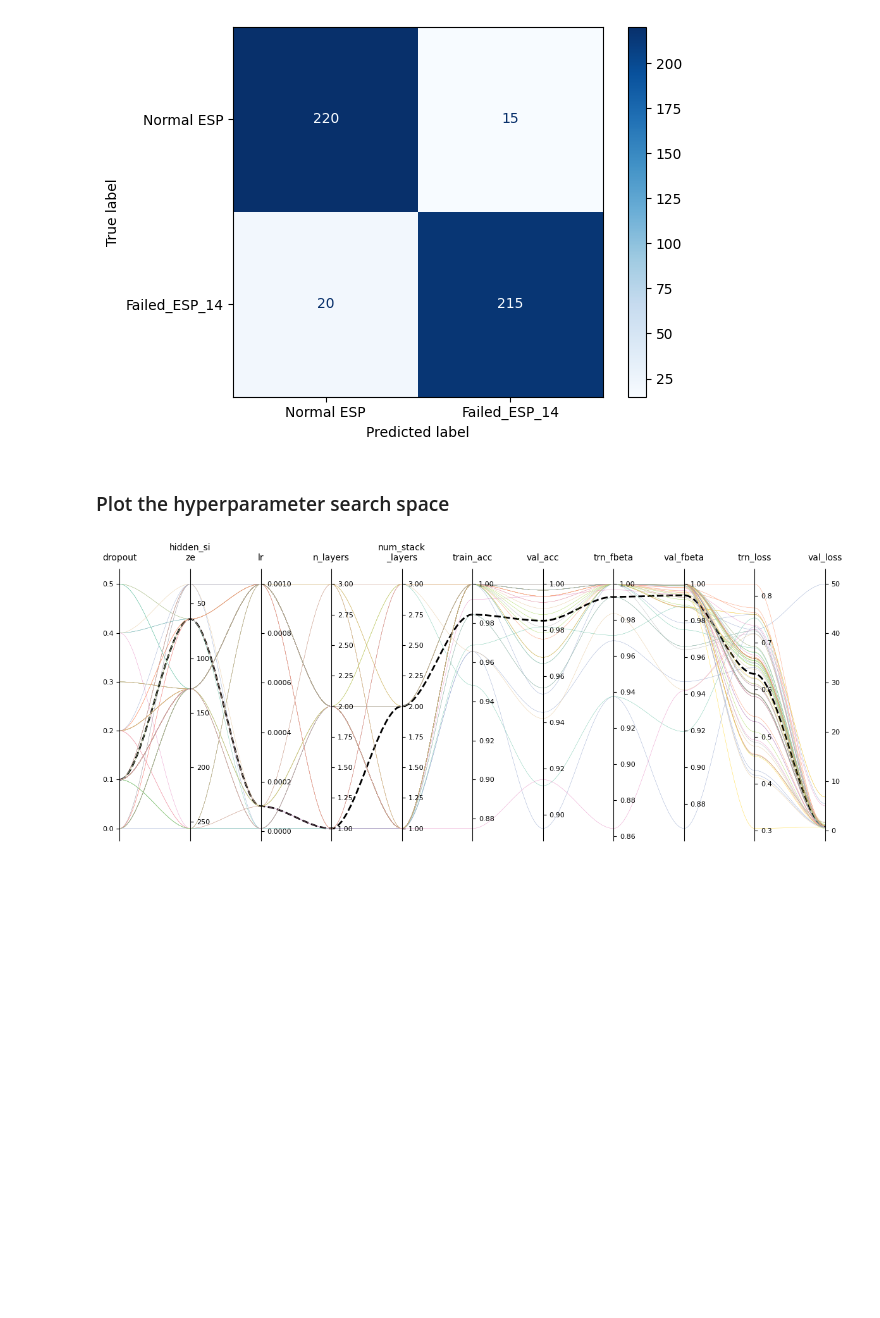
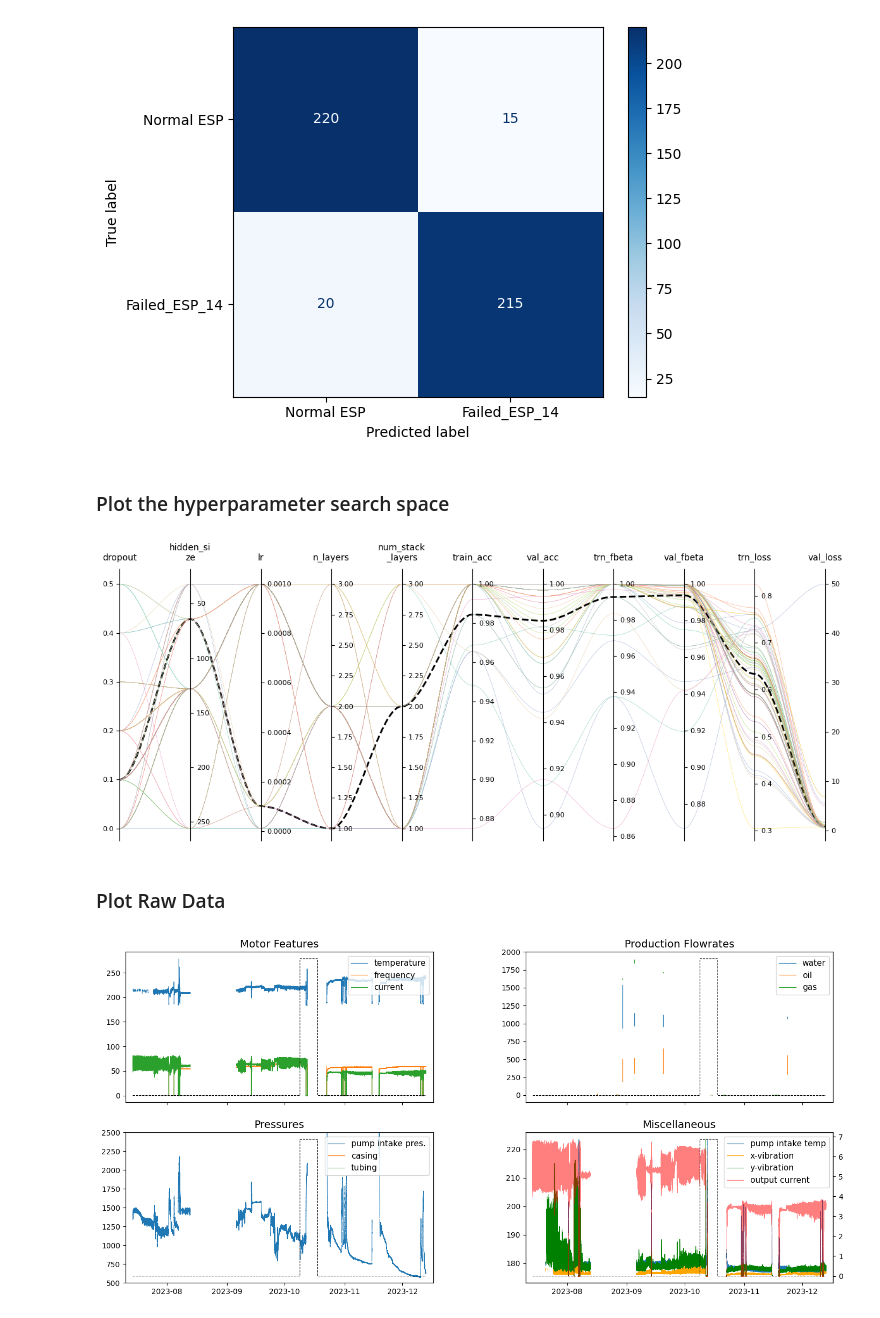
Before and after one commit to EnthusiasticTeslim/JTK-Challenge, a Jupyter notebook: notebooks/view_results.ipynb, the cells around one changed output. Saved outputs shown, nothing was run; the diff lists cells and outputs as text; code cells hidden in the pictures; blank space fills up the shorter version.

Commit message:
results visualization for final slides

```diff
--- a/notebooks/view_results.ipynb
+++ b/notebooks/view_results.ipynb
@@ -28,7 +31,7 @@ good_wells = ['z8jfojee13', 'z8jfojeox8', 'z8jfojf31j', 'z8jfojf37f', 'z8jfojf37
                 'z8jfojojf8', 'z8jfojoxzx']
 
 
-for _a in good_wells:
+for _a in good_wells[:1]:
     file = f"{PRED_FOL}_{SLIDE_N}/pred_{_a}.csv"
     API = file.split("/")[-1].replace(".csv","").split("_")[1]
     label_folder = sorted(glob(f"{ESP_OUTPUT_FOLDER}_{SLIDE_N}/{API}/*.parquet"))
@@ -108,3 +100,68 @@ plt.savefig("images/hyperparams.png", dpi=200, facecolor='w', edgecolor='none',b
 plt.show()
 # %% [output]
 [figure]
+# %% [markdown]
+### Plot Raw Data
+# %%
+API = "z8j7xj31j7"
+label_folder = sorted(glob(f"{ESP_OUTPUT_FOLDER}_{SLIDE_N}/{API}/*.parquet"))
+ldf = pd.concat([pd.read_parquet(file) for file in label_folder])
+ldf.sort_index()
+
+
+fig,ax = plt.subplots(2,2,figsize=(17,8), gridspec_kw={"hspace":0.2,"wspace":0.3}, sharex=True)
+fs, lw = 14, 0.8
+ax = ax.flatten()
+
+ax[0].set_title("Motor Features", fontsize=fs)
+ax[0].plot(ldf.index, ldf.motor_temp, lw=lw, label="temperature")
+ax[0].plot(ldf.index, ldf.motor_frequency, lw=lw, label="frequency")
+ax[0].plot(ldf.index, ldf.motor_amps_phase_b, lw=lw, label="current")
+a = ax[0].twinx()
+a.step(ldf.index, ldf.Label, lw=lw, ls="--", c="k")
+ax[0].margins(x=0.025), ax[0].legend(loc="upper right", fontsize=fs-3)
+a.set_yticks([])
+
+ax[1].set_title("Production Flowrates", fontsize=fs)
+ax[1].plot(ldf.index, ldf.water_rate, lw=lw, label="water")
+ax[1].plot(ldf.index, ldf.oil_rate, lw=lw, label="oil")
+ax[1].plot(ldf.index, ldf.gas_rate, lw=lw, label="gas")
+ax[1].margins(x=0.025), ax[1].set_ylim(-100,2000), ax[1].legend(loc="upper right", fontsize=fs-3)
+a = ax[1].twinx()
+a.step(ldf.index, ldf.Label, lw=lw, ls="--", c="k")
+a.set_yticks([])
+
+ax[2].set_title("Pressures", fontsize=fs)
+ax[2].plot(ldf.index, ldf.pump_intake_pressure, lw=lw, label="pump intake pres.")
+ax[2].plot(ldf.index, ldf.casing_pressure, lw=lw, label="casing")
+ax[2].plot(ldf.index, ldf.tubing_pressure, lw=lw, label="tubing")
+ax[2].set_ylim(500,2500), ax[2].legend(loc="upper right", fontsize=fs-3)
+a = ax[2].twinx()
+a.step(ldf.index, ldf.Label, lw=lw, ls="--", c="k")
+a.set_yticks([])
+
+ax[3].set_title("Miscellaneous", fontsize=fs)
+ax[3].plot(ldf.index, ldf.pump_intake_temp, lw=lw, label="pump intake temp")
+b = ax[3].twinx()
+b.plot(ldf.index, ldf.x_vibration, lw=lw, label="x-vibration", c="orange")
+b.plot(ldf.index, ldf.y_vibration, lw=lw, label="y-vibration", c="g")
+c = b.twinx()
+c.plot(ldf.index, ldf.output_amps_phase_b, lw=lw, label="output current", c="r", alpha=0.5)
+c.set_yticks([])
+b.yaxis.set_ticks_position("right")
+legend_handles = []
+legend_labels = []
+for axx in [ax[3],b,c]:
+    for h, l in zip(*axx.get_legend_handles_labels()):
+        legend_handles.append(h)
+        legend_labels.append(l)
+
+ax[3].legend(legend_handles, legend_labels, loc="upper right", fontsize=fs-3)
+a = ax[3].twinx()
+a.step(ldf.index, ldf.Label, lw=lw, ls="--", c="k")
+a.set_yticks([])
+
+plt.savefig("images/input_data.png", dpi=200, facecolor="w", edgecolor="none",bbox_inches="tight")
+plt.show()
+# %% [output]
+[figure, added]
```
Also changed, not shown: parts of 12 cells of this notebook, 2 other files.
